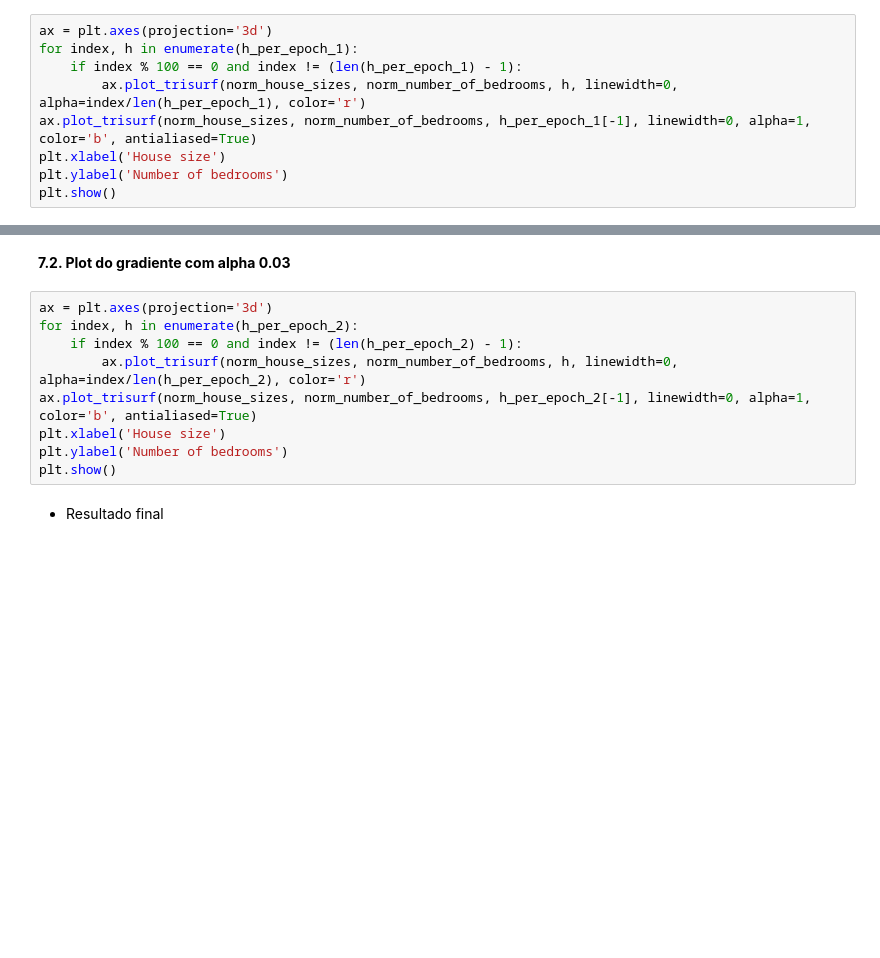
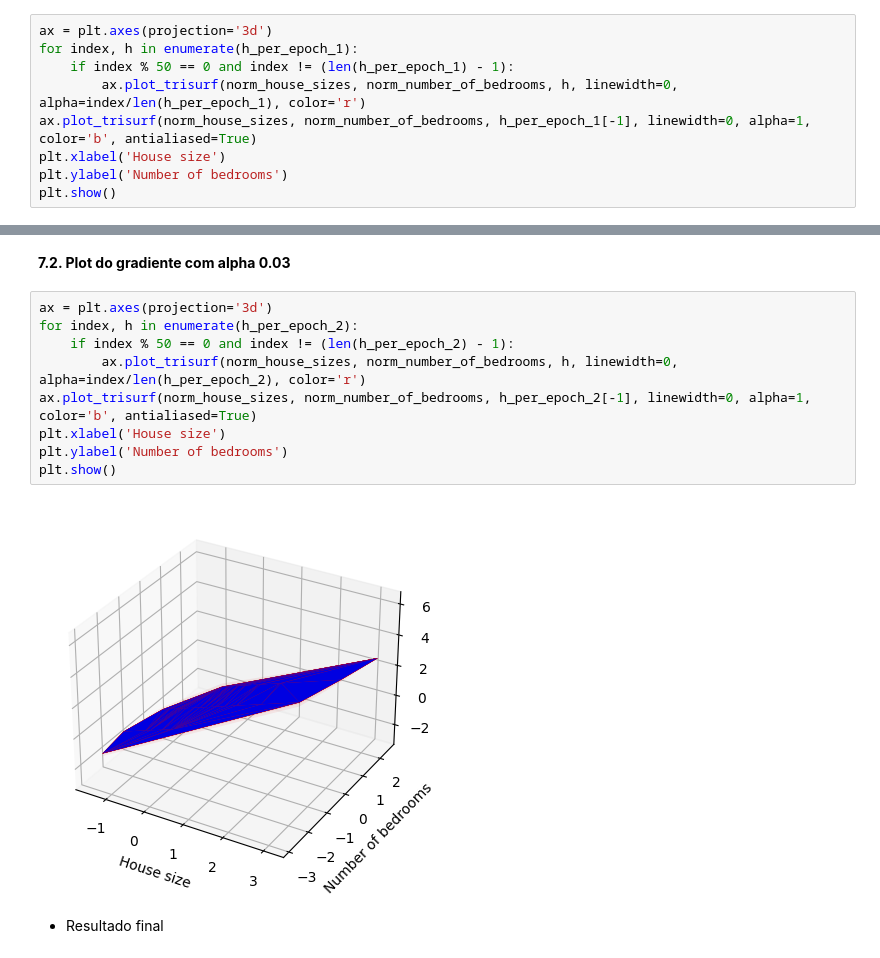
Before and after one commit to vmleroy/ic-cefet, a Jupyter notebook: 2-Regressao-Linear/exercicio2.ipynb, the cells around one changed output, grey strips where cells are left out. Drawn from its saved outputs; the diff is of its cells as text; blank space fills up the shorter version.

```diff
--- a/2-Regressao-Linear/exercicio2.ipynb
+++ b/2-Regressao-Linear/exercicio2.ipynb
@@ -146,7 +146,7 @@ h_per_epoch_3.append(theta_0 + theta_1 * norm_house_sizes + theta_2 * norm_numbe
 # %%
 ax = plt.axes(projection='3d')
 for index, h in enumerate(h_per_epoch_1):
-    if index % 100 == 0 and index != (len(h_per_epoch_1) - 1):
+    if index % 50 == 0 and index != (len(h_per_epoch_1) - 1):
         ax.plot_trisurf(norm_house_sizes, norm_number_of_bedrooms, h, linewidth=0, alpha=index/len(h_per_epoch_1), color='r')
 ax.plot_trisurf(norm_house_sizes, norm_number_of_bedrooms, h_per_epoch_1[-1], linewidth=0, alpha=1, color='b', antialiased=True)
 plt.xlabel('House size')
@@ -181,12 +181,14 @@ Text(0, 0.5, 'Loss Error')
 # %%
 ax = plt.axes(projection='3d')
 for index, h in enumerate(h_per_epoch_2):
-    if index % 100 == 0 and index != (len(h_per_epoch_2) - 1):
+    if index % 50 == 0 and index != (len(h_per_epoch_2) - 1):
         ax.plot_trisurf(norm_house_sizes, norm_number_of_bedrooms, h, linewidth=0, alpha=index/len(h_per_epoch_2), color='r')
 ax.plot_trisurf(norm_house_sizes, norm_number_of_bedrooms, h_per_epoch_2[-1], linewidth=0, alpha=1, color='b', antialiased=True)
 plt.xlabel('House size')
 plt.ylabel('Number of bedrooms')
 plt.show()
+# %% [output]
+[figure, added]
 # %% [markdown]
 * Resultado final
 # %%
```
Also changed, not shown: parts of 4 cells of this notebook.
